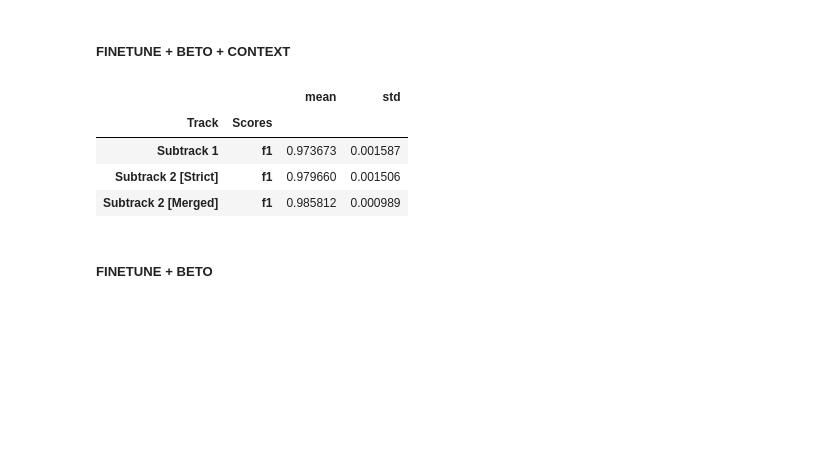
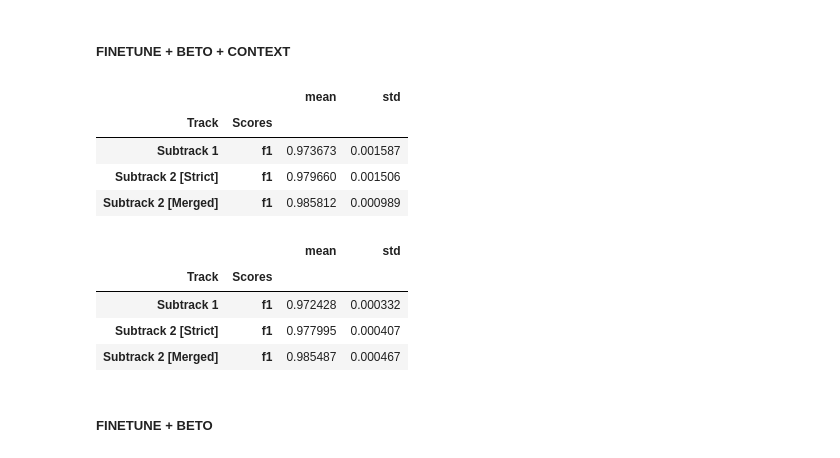
Before and after one commit to GuiGel/MedDocAn, a Jupyter notebook: experiments/results.ipynb, the cells around one changed output. Saved outputs shown, nothing was run; the diff lists cells and outputs as text; code cells hidden in the pictures; blank space fills up the shorter version.

```diff
--- a/experiments/results.ipynb
+++ b/experiments/results.ipynb
@@ -131,6 +131,18 @@ FINE_TUNE_BETO_CONTEXT
 | Subtrack 1 | f1 | 0.973673 | 0.001587 |
 | Subtrack 2 [Strict] | f1 | 0.979660 | 0.001506 |
 | Subtrack 2 [Merged] | f1 | 0.985812 | 0.000989 |
+# %%
+seeds = [1, 12, 33]
+get_folders = lambda seed: base_folder / f"experiments/corpus_sentence_bert_context_we_finetune/an_wh_rs_False_dpt_0_emb_Stack(0_es-wiki-fasttext-300d-1M, 1_1-beto-cased_FT_True_Ly_-1_seed_{seed})_lr_5e-06_it_40_bs_4_opti_AdamW_pjct_emb_False_sdl_LinearSchedulerWithWarmup_use_crf_False_use_rnn_False_wup_0.05/0/evals/test"
+df = get_scores_as_df(seeds, get_folders)
+FINE_TUNE_BETO_WE_CONTEXT = df.T.describe().T[["mean", "std"]].loc[pd.IndexSlice[:, ['f1']], :]
+FINE_TUNE_BETO_WE_CONTEXT
+# %% [output]
+|  |  | mean | std |
+| Track | Scores |  |  |
+| Subtrack 1 | f1 | 0.972428 | 0.000332 |
+| Subtrack 2 [Strict] | f1 | 0.977995 | 0.000407 |
+| Subtrack 2 [Merged] | f1 | 0.985487 | 0.000467 |
 # %% [markdown]
 ##### FINETUNE + BETO
 # %%
```
Also changed, not shown: parts of 2 cells of this notebook, 39 other files.
